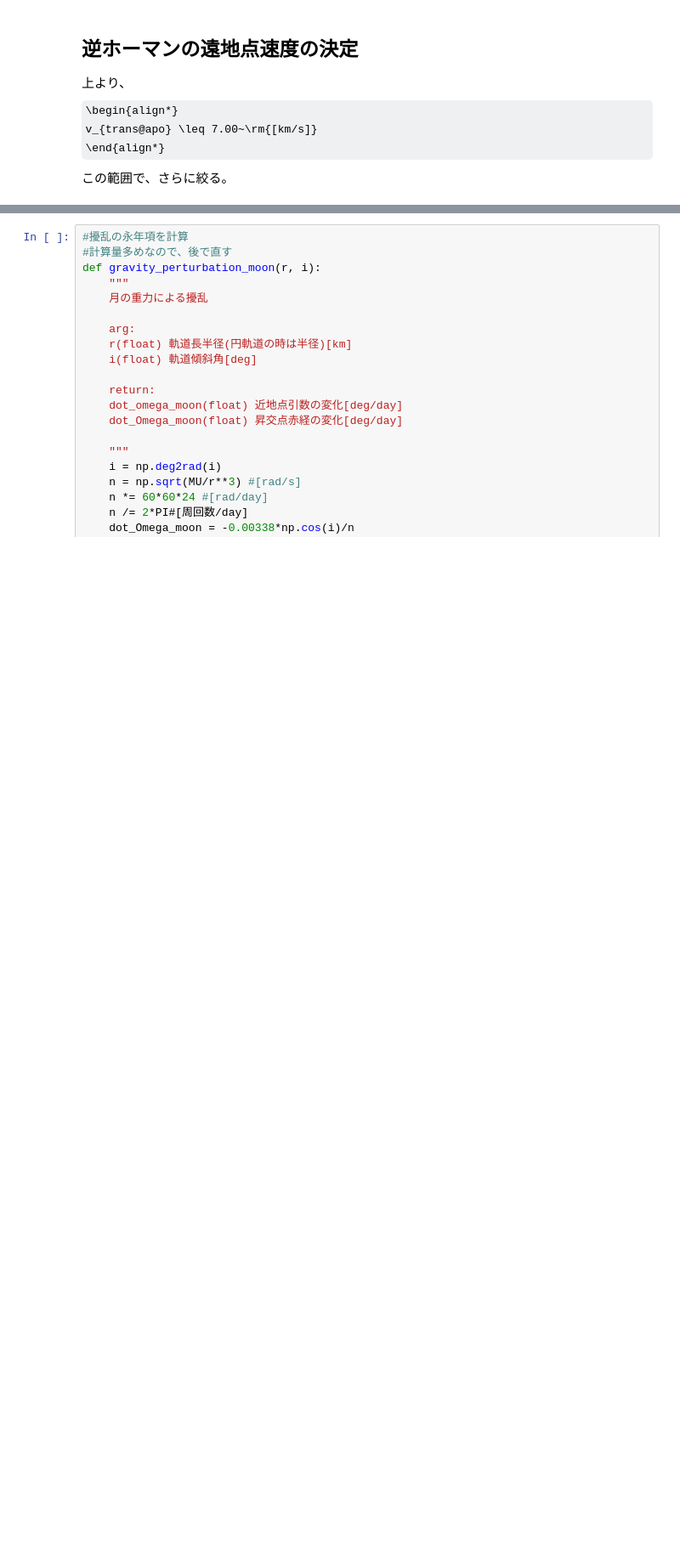
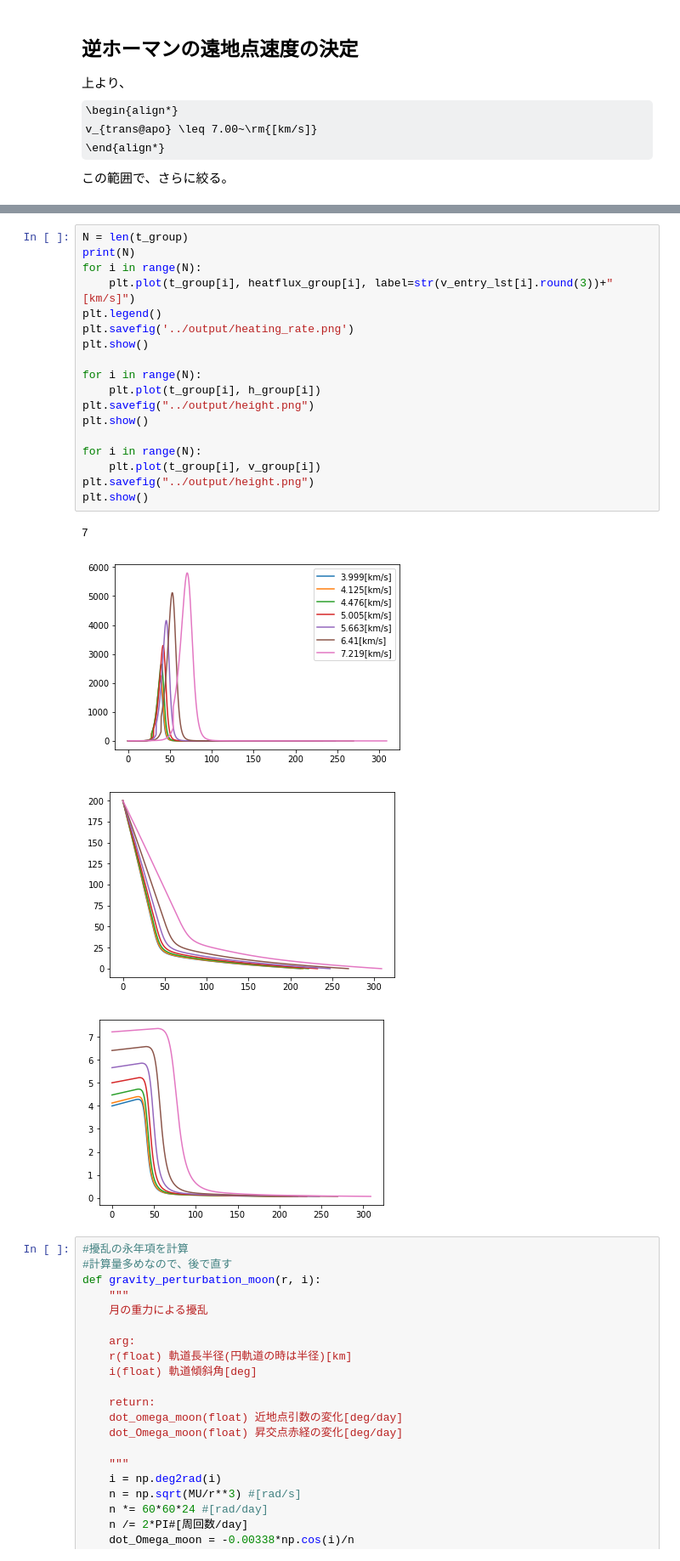
Before and after one commit to kminoda/seed_bank_in_space, a Jupyter notebook: src/delta_v_simu.ipynb, the cells around one changed output, grey strips where cells are left out. Shown at 85% size. Saved outputs shown, nothing was run; the diff lists cells and outputs as text; some formulas as TeX source; blank space fills up the shorter version.

```diff
--- a/src/delta_v_simu.ipynb
+++ b/src/delta_v_simu.ipynb
@@ -504,3 +484,26 @@ plt.show()
+# %%
+N = len(t_group)
+print(N)
+for i in range(N):
+    plt.plot(t_group[i], heatflux_group[i], label=str(v_entry_lst[i].round(3))+"[km/s]")
+plt.legend()
+plt.savefig('../output/heating_rate.png')
+plt.show()
+
+for i in range(N):
+    plt.plot(t_group[i], h_group[i])
+plt.savefig("../output/height.png")
+plt.show()
+
+for i in range(N):
+    plt.plot(t_group[i], v_group[i])
+plt.savefig("../output/height.png")
+plt.show()
+# %% [output]
+7
+[figure, added]
+[figure, added]
+[figure, added]
 # %%
 #擾乱の永年項を計算
 #計算量多めなので、後で直す
```
Also changed, not shown: parts of 1 cell of this notebook, 2 other files.
